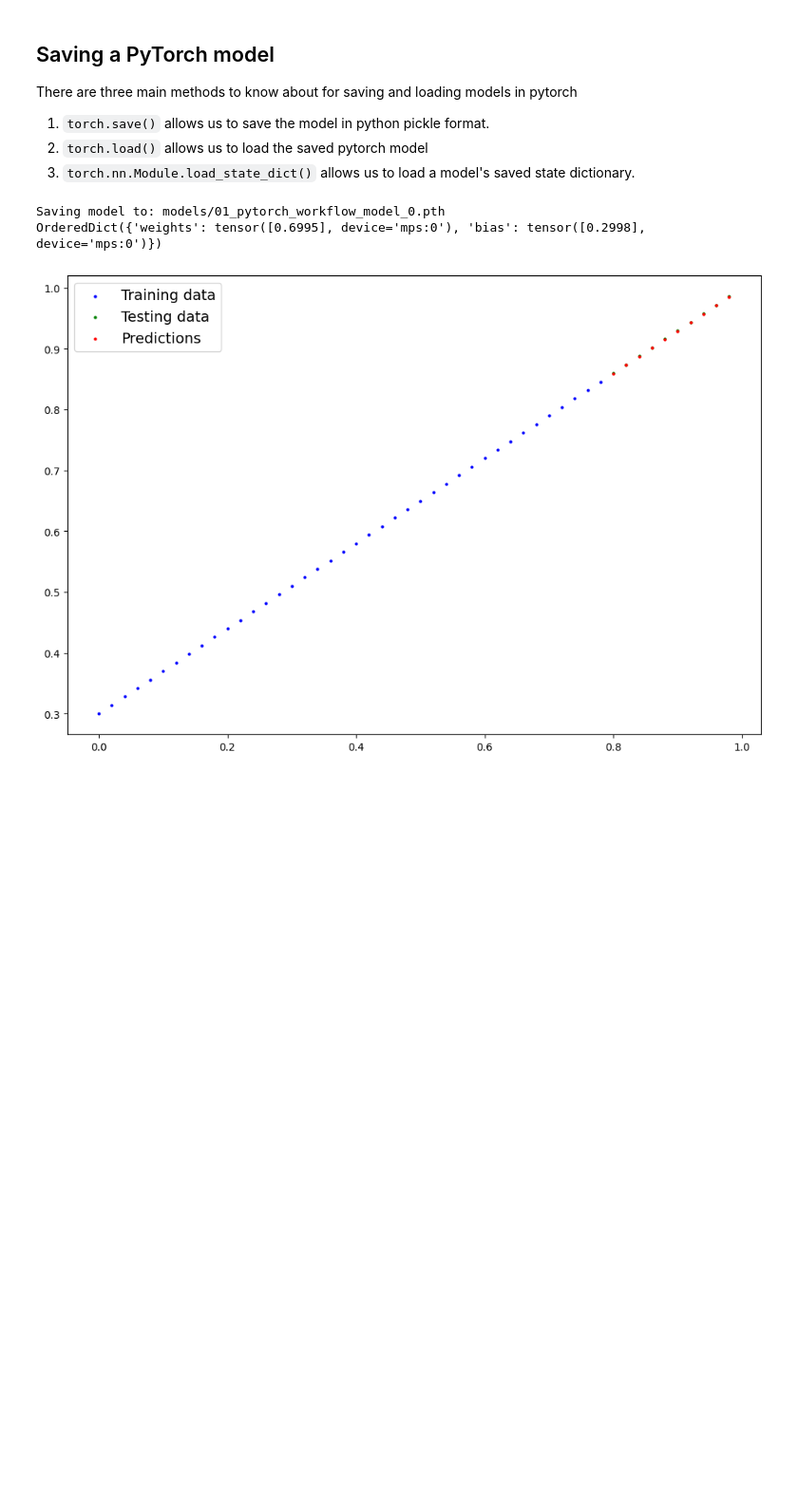
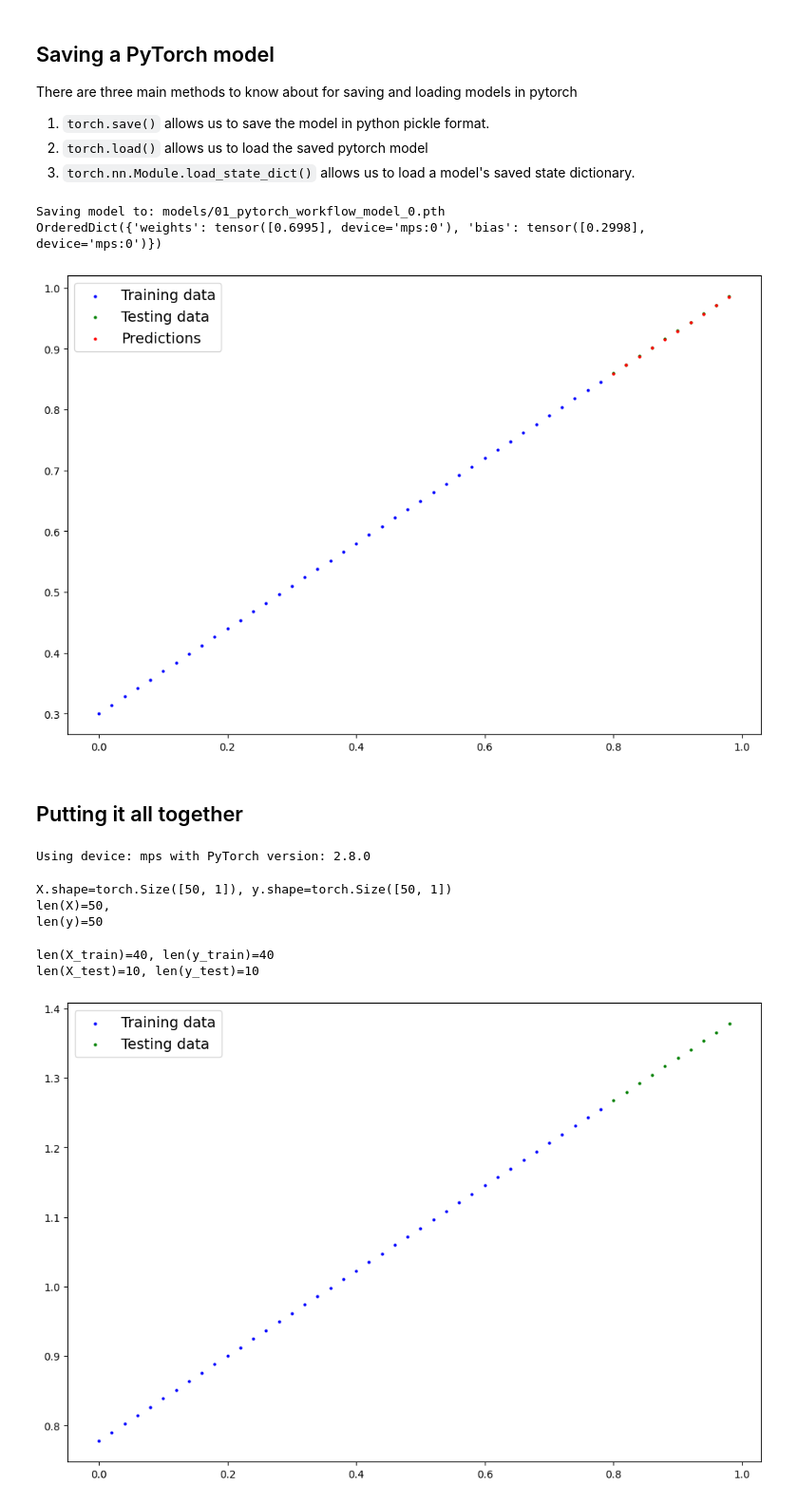
Before and after one commit to Zireael26/pytorch-deep-learning, a Jupyter notebook: my_notebooks/01_pytorch_workflow.ipynb, the cells around one changed output. Shown: that part at 95% size. Saved outputs shown, nothing was run; the diff lists cells and outputs as text; code cells hidden in the pictures; blank space fills up the shorter version.

```diff
--- a/my_notebooks/01_pytorch_workflow.ipynb
+++ b/my_notebooks/01_pytorch_workflow.ipynb
@@ -320,3 +320,61 @@ with torch.inference_mode():
 Saving model to: models/01_pytorch_workflow_model_0.pth
 OrderedDict({'weights': tensor([0.6995], device='mps:0'), 'bias': tensor([0.2998], device='mps:0')})
 [figure]
+# %% [markdown]
+## Putting it all together
+# %%
+# Imports
+import torch
+from torch import nn
+import matplotlib.pyplot as plt
+import numpy as np
+
+# If GPU device is available, use it, else fallback to CPU
+device = "cpu"
+if torch.cuda.is_available():
+    device = "cuda"
+elif torch.backends.mps.is_available():
+    device = "mps"
+print(f"Using device: {device} with PyTorch version: {torch.__version__}")
+# %% [output]
+Using device: mps with PyTorch version: 2.8.0
+# %%
+# Creating some data using the linmear regression formula: y = weight * X + bias
+weight = 0.6125
+bias = 0.7777
+
+# Create range values
+start = 0
+end = 1
+step = 0.02
+
+# Create X and y (features and labels)
+X = torch.arange(start, end, step).unsqueeze(dim=1) # shape (n_samples, n_features) -> (50, 1)
+y = weight * X + bias # shape (n_samples, n_features) -> (50, 1)
+print(f"{X.shape=}, {y.shape=}")
+print(f"{len(X)=},\n{len(y)=}")
+# %% [output]
+X.shape=torch.Size([50, 1]), y.shape=torch.Size([50, 1])
+len(X)=50,
+len(y)=50
+# %%
+# Train/test split
+train_split = int(0.8 * len(X)) # 80% of data to train on, 20% to test on
+X_train, y_train = X[:train_split], y[:train_split]
+X_test, y_test = X[train_split:], y[train_split:]
+
+X_train = X_train.to(device)
+y_train = y_train.to(device)
+X_test = X_test.to(device)
+y_test = y_test.to(device)
+
+print(f"{len(X_train)=}, {len(y_train)=}")
+print(f"{len(X_test)=}, {len(y_test)=}")
+# %% [output]
+len(X_train)=40, len(y_train)=40
+len(X_test)=10, len(y_test)=10
+# %%
+# Plot the data
+plot_predictions(X_train.cpu(), y_train.cpu(), X_test.cpu(), y_test.cpu())
+# %% [output]
+[figure, added]
```
Also changed, not shown: parts of 5 cells of this notebook, 1 other file.
